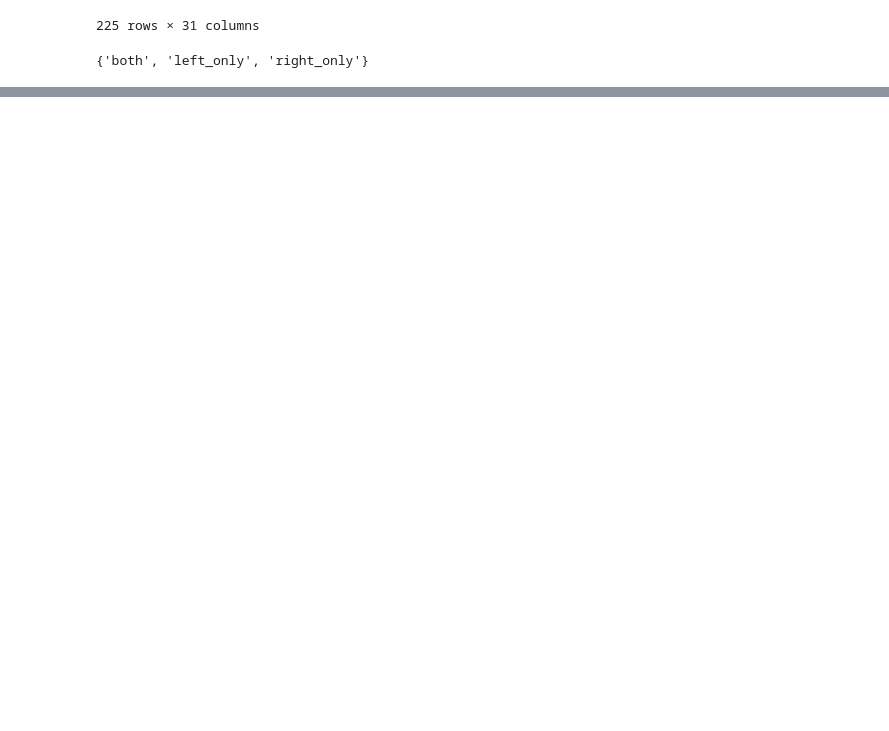
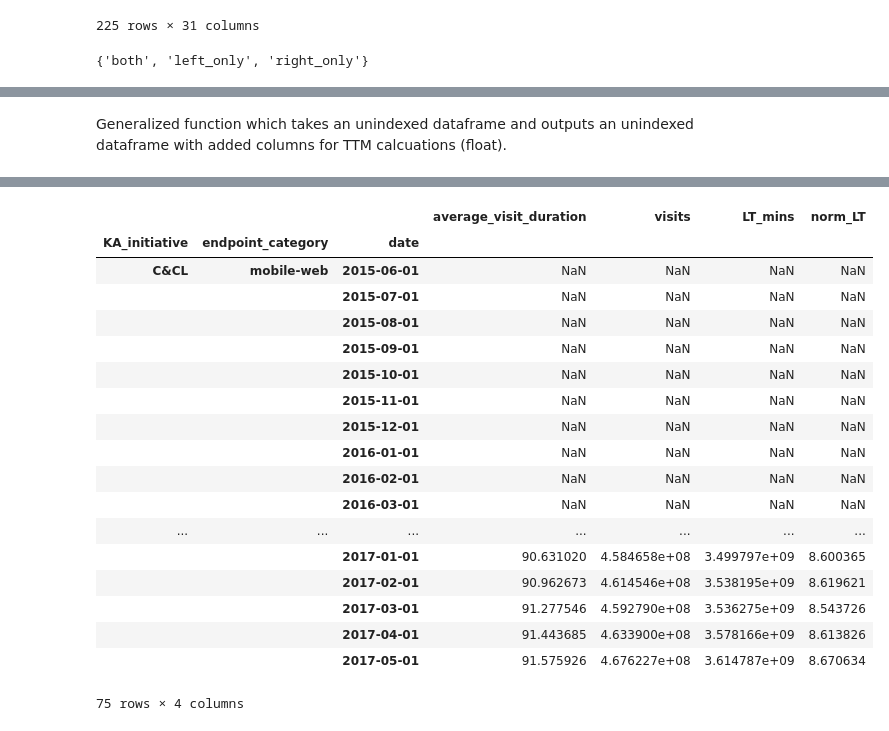
Before and after one commit to Per48edjes/KA-CAD, a Jupyter notebook: Data Source Auditor.ipynb, the cells around one changed output, grey strips where cells are left out. Drawn from its saved outputs; the diff is of its cells as text; code cells hidden in the pictures; blank space fills up the shorter version.

```diff
--- a/Data Source Auditor.ipynb
+++ b/Data Source Auditor.ipynb
@@ -400,0 +473,36 @@ set(merged['_merge'].values)
+# %% [markdown]
+Generalized function which takes an unindexed dataframe and outputs an unindexed dataframe with added columns for TTM calcuations (float).
+# %%
+def TTMer(df, func):
+
+    indexed_df = df.set_index(['group_site',  'KA_initiative', 'endpoint_category', 'date'])
+
+    # Save original indexed_df to join with calculated dataframe later
+    og_indexed_df = indexed_df.copy()
+
+    # Drop 'endpoint_category' to column; get keys to iterate through
+    indexed_df = indexed_df.reset_index(level=(-1,-2), inplace=False)
+    indexed_df.sort_index(inplace=True)
+    keys = list(set(indexed_df.index.values))
+
+    # Turn off pandas' SettingWithCopyWarning
+    pd.options.mode.chained_assignment = None
+
+    # Do TTM calculations
+    for key in keys:
+        site_info = indexed_df.loc[key,:]
+        site_info.set_index(['endpoint_category'], inplace=True)
+        endpoint_categories = list(set(site_info.index.values))
+        for endpoint_category in endpoint_categories:
+            site_info.loc[endpoint_category] = func(site_info.loc[endpoint_category].rolling(window=12, min_periods=12))
+
+    # Set indices for join
+    indexed_df.reset_index(inplace=True)
+    indexed_df.set_index(['group_site',  'KA_initiative', 'endpoint_category', 'date'], inplace=True)
+
+    print('Successfully wrote TTM data!')
+    return indexed_df
+
+x_df = TTMer(df, pd.core.window.Rolling.sum)
+x_df.loc['Brainly']
+# %% [output]
@@ -400,0 +510,19 @@ set(merged['_merge'].values)
+|  |  |  | average_visit_duration | visits | LT_mins | norm_LT |
+| KA_initiative | endpoint_category | date |  |  |  |  |
+| C&CL | mobile-web | 2015-06-01 | NaN | NaN | NaN | NaN |
+|  |  | 2015-07-01 | NaN | NaN | NaN | NaN |
+|  |  | 2015-08-01 | NaN | NaN | NaN | NaN |
+|  |  | 2015-09-01 | NaN | NaN | NaN | NaN |
+|  |  | 2015-10-01 | NaN | NaN | NaN | NaN |
+|  |  | 2015-11-01 | NaN | NaN | NaN | NaN |
+|  |  | 2015-12-01 | NaN | NaN | NaN | NaN |
+|  |  | 2016-01-01 | NaN | NaN | NaN | NaN |
+|  |  | 2016-02-01 | NaN | NaN | NaN | NaN |
+|  |  | 2016-03-01 | NaN | NaN | NaN | NaN |
+| ... | ... | ... | ... | ... | ... | ... |
+|  |  | 2017-01-01 | 90.631020 | 4.584658e+08 | 3.499797e+09 | 8.600365 |
+|  |  | 2017-02-01 | 90.962673 | 4.614546e+08 | 3.538195e+09 | 8.619621 |
+|  |  | 2017-03-01 | 91.277546 | 4.592790e+08 | 3.536275e+09 | 8.543726 |
+|  |  | 2017-04-01 | 91.443685 | 4.633900e+08 | 3.578166e+09 | 8.613826 |
+|  |  | 2017-05-01 | 91.575926 | 4.676227e+08 | 3.614787e+09 | 8.670634 |
+75 rows × 4 columns
```
Also changed, not shown: parts of 17 cells of this notebook.
